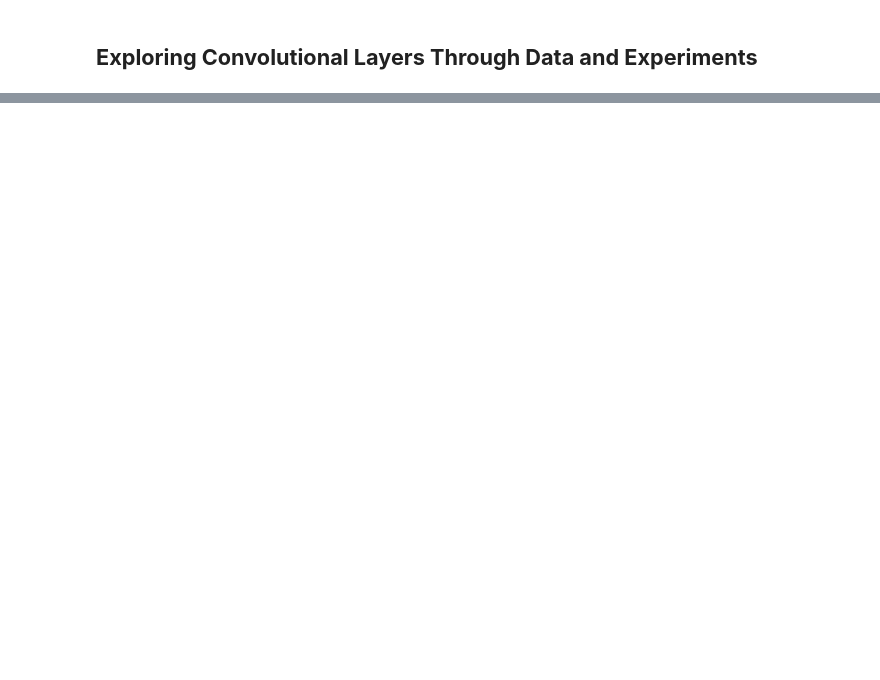
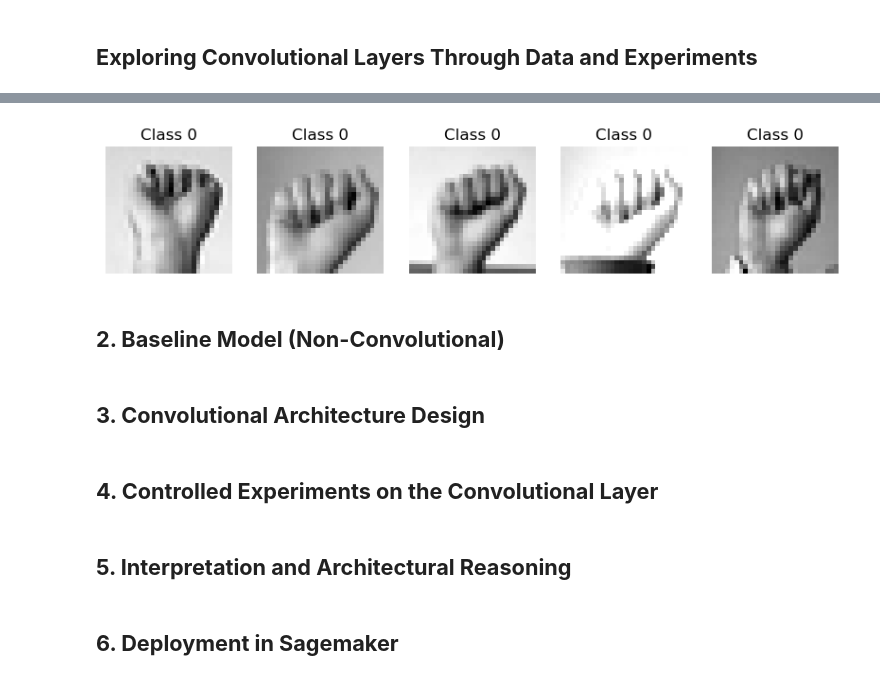
Before and after one commit to tomasote572/TDSE_Exploring_Convolutional_Layers_Through_Data_and_Experiments, a Jupyter notebook: Cuaderno.ipynb, the cells around one changed output, grey strips where cells are left out. Saved outputs shown, nothing was run; the diff lists cells and outputs as text; code cells hidden in the pictures; blank space fills up the shorter version.

```diff
--- a/Cuaderno.ipynb
+++ b/Cuaderno.ipynb
@@ -77,0 +82,35 @@ Test shape: (7172, 785)
+# %%
+# 6. Separar features y labels
+X_train = df_train.drop('label', axis=1).values
+y_train = df_train['label'].values
+
+X_test = df_test.drop('label', axis=1).values
+y_test = df_test['label'].values
+
+# 7. Normalizar los valores de píxeles a [0,1]
+X_train = X_train / 255.0
+X_test  = X_test / 255.0
+
+# 8. Reshape para CNN: (num_samples, 28,28,1)
+X_train = X_train.reshape(-1, 28, 28, 1)
+X_test  = X_test.reshape(-1, 28, 28, 1)
+
+# 9. Visualizar ejemplos de la clase 0
+fig, axes = plt.subplots(1,5, figsize=(10,2))
+for i, ax in enumerate(axes):
+    ax.imshow(X_train[y_train==0][i].squeeze(), cmap='gray')
+    ax.axis('off')
+    ax.set_title("Class 0")
+plt.show()
+# %% [output]
+[figure, added]
+# %% [markdown]
+## **2. Baseline Model (Non-Convolutional)**
+# %% [markdown]
+## **3. Convolutional Architecture Design**
+# %% [markdown]
+## **4. Controlled Experiments on the Convolutional Layer**
+# %% [markdown]
+## **5. Interpretation and Architectural Reasoning**
+# %% [markdown]
+## **6. Deployment in Sagemaker**
```
Also changed, not shown: parts of 8 cells of this notebook.
